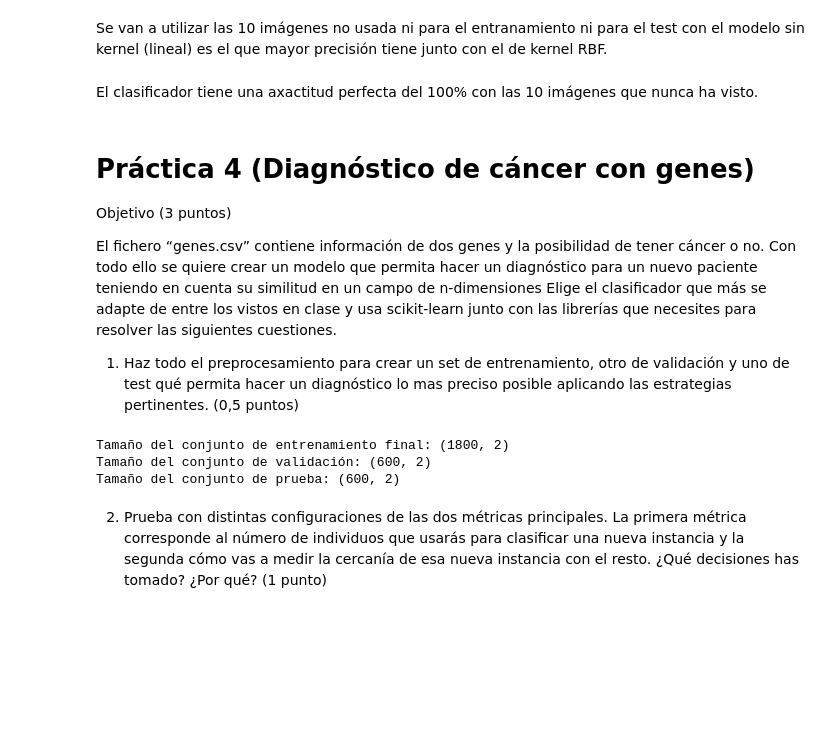
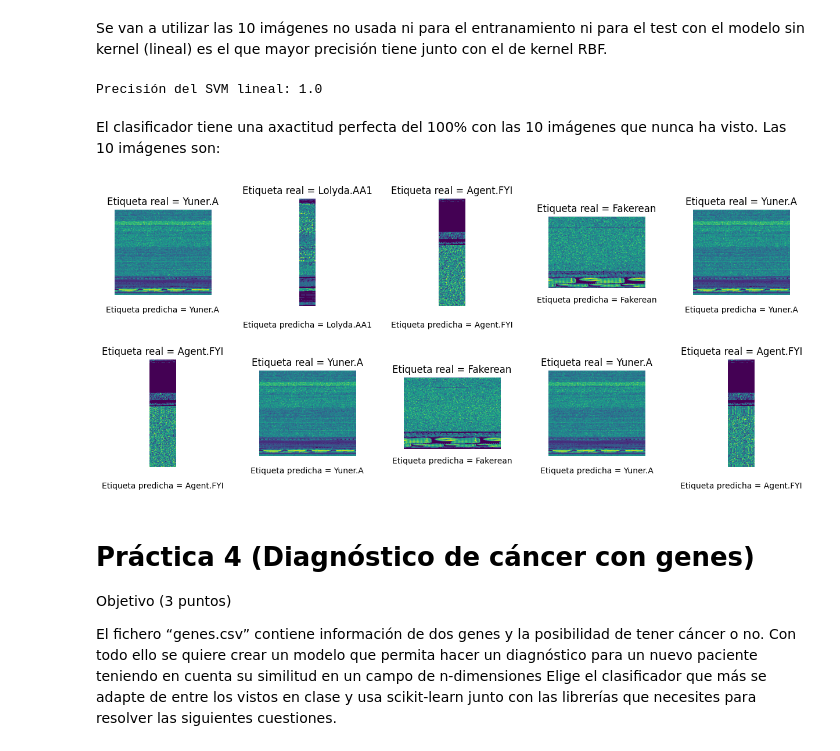
Before and after one commit to 9105507/MINERIA_DE_DATOS_23_24, a Jupyter notebook: LAB03_Clasificación.ipynb, the cells around one changed output. Cells and saved outputs as stored; diff of their text form; code cells hidden in the pictures; blank space fills up the shorter version.

```diff
--- a/LAB03_Clasificación.ipynb
+++ b/LAB03_Clasificación.ipynb
@@ -1455,19 +1507,19 @@ Como no todas las imagenes tienen las mismas dimensiones queda una matriz con un
 # PADDING
 
 # Encuentra la longitud del vector de imagen más largo.
-maxlen = max(len(img) for img in imagenes)
+maxlen = max(len(img1) for img1 in imagenes)
 
 # Agrega ceros al final de los vectores de imagen hasta que todos tengan la
 # misma longitud.
 imagenespad = []
 
-for img in imagenes:
+for img1 in imagenes:
     # Calcula cuántos ceros necesita agregar.
-    padlen = maxlen - len(img)
+    padlen = maxlen - len(img1)
     # Crea el vector de padding.
     padding = np.zeros(padlen)
     # Añade el padding al final del vector de imagen.
-    imgpad = np.concatenate((img, padding))
+    imgpad = np.concatenate((img1, padding))
     # Añade la imagen con padding a la lista.
     imagenespad.append(imgpad)
 
@@ -1522,0 +1583,10 @@ datos_train, datos_test, etiquetas_train, etiquetas_test = train_test_split(dato
+# %%
+indices = []
+
+for dato in datos_10:
+    # Buscar el índice donde se encuentra el dato en imagenespad.
+    indice = np.where(np.all(imagenespad == dato, axis=1))[0][0]
+    # Añadir el índice a la lista de índices.
+    indices.append(indice)
+
+print(indices)
@@ -1613,8 +1708,25 @@ Se van a utilizar las 10 imágenes no usada ni para el entranamiento ni para el
 predlineal = svmlineal.predict(datos_10)
 acclineal = accuracy_score(etiquetas_10, predlineal)
 print(f'Precisión del SVM lineal: {acclineal}')
+# %% [output]
+Precisión del SVM lineal: 1.0
 # %% [markdown]
-El clasificador tiene una axactitud perfecta del 100% con las 10 imágenes que nunca ha visto.
+El clasificador tiene una axactitud perfecta del 100% con las 10 imágenes que nunca ha visto. Las 10 imágenes son:
+# %%
+# Ajustar el tamaño de la figura y el espaciado entre las subtramas
+fig, axs = plt.subplots(2, 5, figsize=(15, 6))
+fig.subplots_adjust(hspace=0.5, wspace=0.5)  # Ajustar el espaciado vertical y horizontal
+
+for i, ax in enumerate(axs.flat):
+    # Visualizar la imagen en la subtrama correspondiente.
+    ax.imshow(img[indices[i]])
+    ax.set_title(f'Etiqueta real = {etiquetas[indices[i]]}')
+    ax.text(0.5, -0.2, f'Etiqueta predicha = {predlineal[i]}', ha='center', transform=ax.transAxes)
+    ax.axis('off')
+
+plt.show()
+# %% [output]
+[figure, added]
 # %% [markdown]
 # Práctica 4 (Diagnóstico de cáncer con genes)
 Objetivo (3 puntos)
@@ -1625,42 +1737,3 @@ se quiere crear un modelo que permita hacer un diagnóstico para un nuevo pacien
 similitud en un campo de n-dimensiones
 Elige el clasificador que más se adapte de entre los vistos en clase y usa scikit-learn junto con las librerías que
 necesites para resolver las siguientes cuestiones.
-
-
-1) Haz todo el preprocesamiento para crear un set de entrenamiento, otro de validación y uno de test
-qué permita hacer un diagnóstico lo mas preciso posible aplicando las estrategias pertinentes. (0,5
-puntos)
-# %%
-import pandas as pd
-from sklearn.model_selection import train_test_split
-from sklearn.preprocessing import StandardScaler
-
-# Cargar datos desde el archivo CSV
-data = pd.read_csv('genes.csv')
-
-# Separar características (X) de etiquetas (y)
-X = data.drop('CancerPresent', axis=1)
-y = data['CancerPresent']
-
-# Dividir el conjunto de datos en entrenamiento y test (80% entrenamiento, 20% test)
-X_train, X_test, y_train, y_test = train_test_split(X, y, test_size=0.2, random_state=42)
-
-# Escalar características para que tengan media 0 y desviación estándar 1
-scaler = StandardScaler()
-X_train_scaled = scaler.fit_transform(X_train)
-X_test_scaled = scaler.transform(X_test)
-
-# Dividir el conjunto de entrenamiento en entrenamiento y validación (75% entrenamiento, 25% validación)
-X_train_final, X_val, y_train_final, y_val = train_test_split(X_train_scaled, y_train, test_size=0.25, random_state=42)
-
-print("Tamaño del conjunto de entrenamiento final:", X_train_final.shape)
-print("Tamaño del conjunto de validación:", X_val.shape)
-print("Tamaño del conjunto de prueba:", X_test_scaled.shape)
-# %% [output]
-Tamaño del conjunto de entrenamiento final: (1800, 2)
-Tamaño del conjunto de validación: (600, 2)
-Tamaño del conjunto de prueba: (600, 2)
-# %% [markdown]
-2) Prueba con distintas configuraciones de las dos métricas principales. La primera métrica corresponde
-al número de individuos que usarás para clasificar una nueva instancia y la segunda cómo vas a medir
-la cercanía de esa nueva instancia con el resto. ¿Qué decisiones has tomado? ¿Por qué? (1 punto)
```
Also changed, not shown: parts of 34 cells of this notebook.
